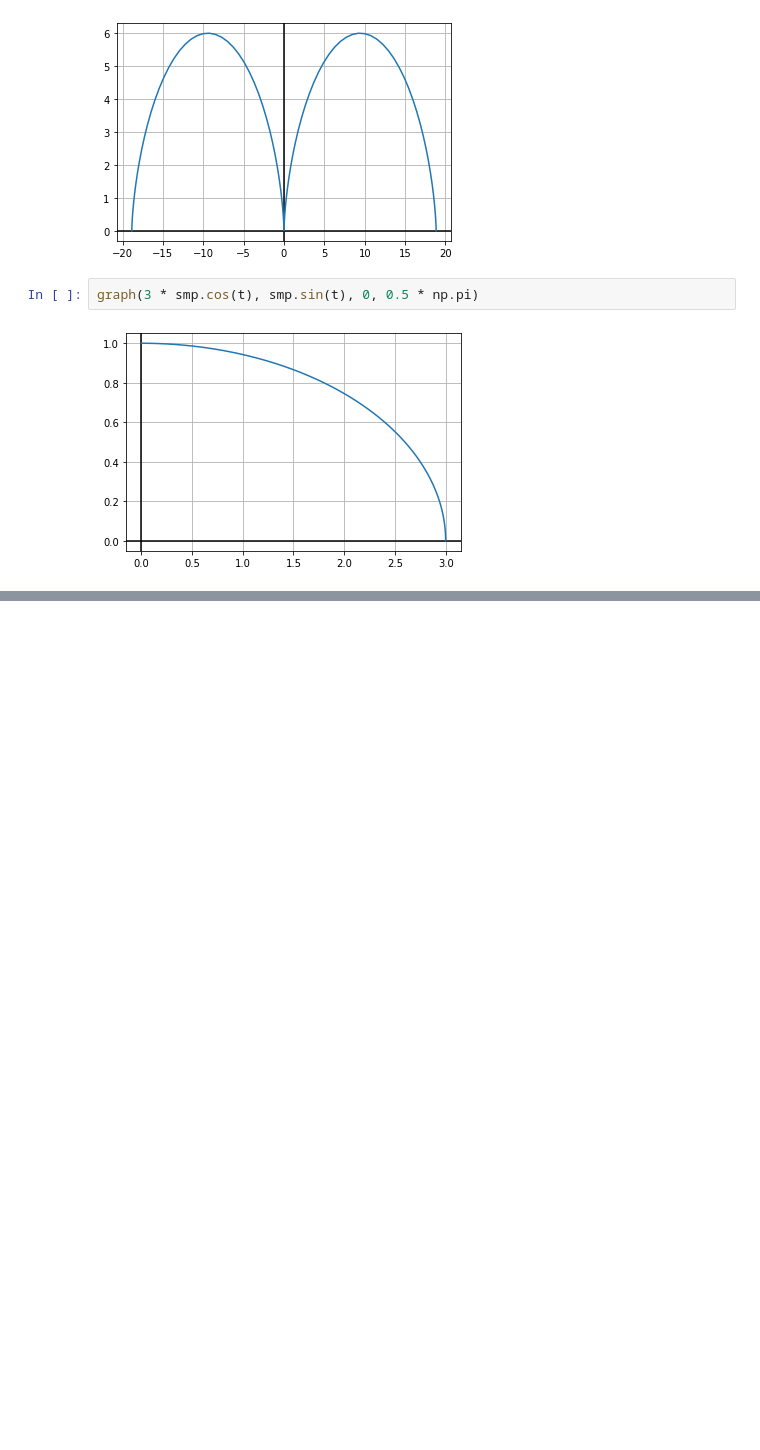
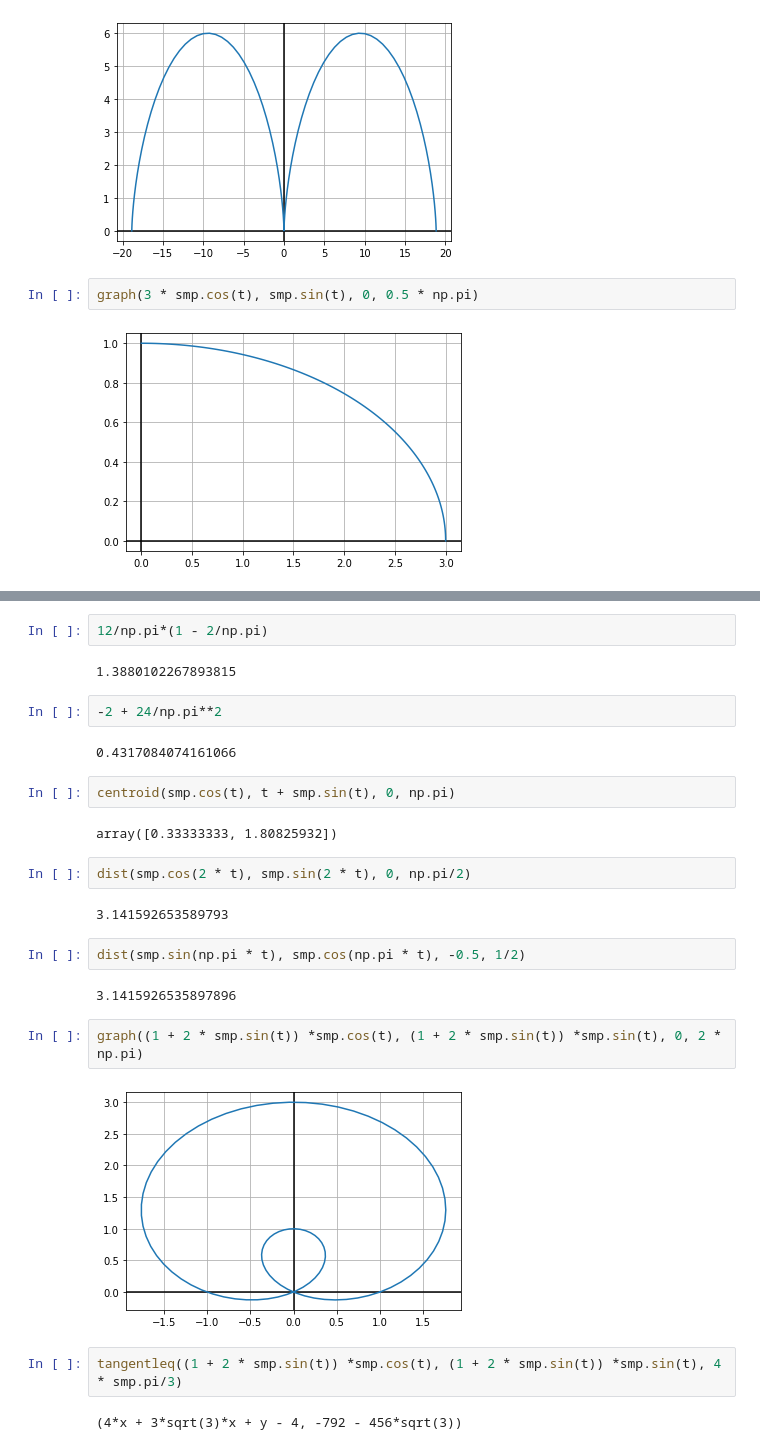
Before and after one commit to 8wgf3b/books, a Jupyter notebook: thomas_calculus_multivariable/11.ipynb, the cells around one changed output, grey strips where cells are left out. Cells and saved outputs as stored; diff of their text form; blank space fills up the shorter version.

```diff
--- a/thomas_calculus_multivariable/11.ipynb
+++ b/thomas_calculus_multivariable/11.ipynb
@@ -109,0 +187,28 @@ graph(3 * smp.cos(t), smp.sin(t), 0, 0.5 * np.pi)
+# %%
+12/np.pi*(1 - 2/np.pi)
+# %% [output]
+1.3880102267893815
+# %%
+-2 + 24/np.pi**2
+# %% [output]
+0.4317084074161066
+# %%
+centroid(smp.cos(t), t + smp.sin(t), 0, np.pi)
+# %% [output]
+array([0.33333333, 1.80825932])
+# %%
+dist(smp.cos(2 * t), smp.sin(2 * t), 0, np.pi/2)
+# %% [output]
+3.141592653589793
+# %%
+dist(smp.sin(np.pi * t), smp.cos(np.pi * t), -0.5, 1/2)
+# %% [output]
+3.1415926535897896
+# %%
+graph((1 + 2 * smp.sin(t)) *smp.cos(t), (1 + 2 * smp.sin(t)) *smp.sin(t), 0, 2 * np.pi)
+# %% [output]
+[figure, added]
+# %%
+tangentleq((1 + 2 * smp.sin(t)) *smp.cos(t), (1 + 2 * smp.sin(t)) *smp.sin(t), 4 * smp.pi/3)
+# %% [output]
+(4*x + 3*sqrt(3)*x + y - 4, -792 - 456*sqrt(3))
```
Also changed, not shown: parts of 19 cells of this notebook.
